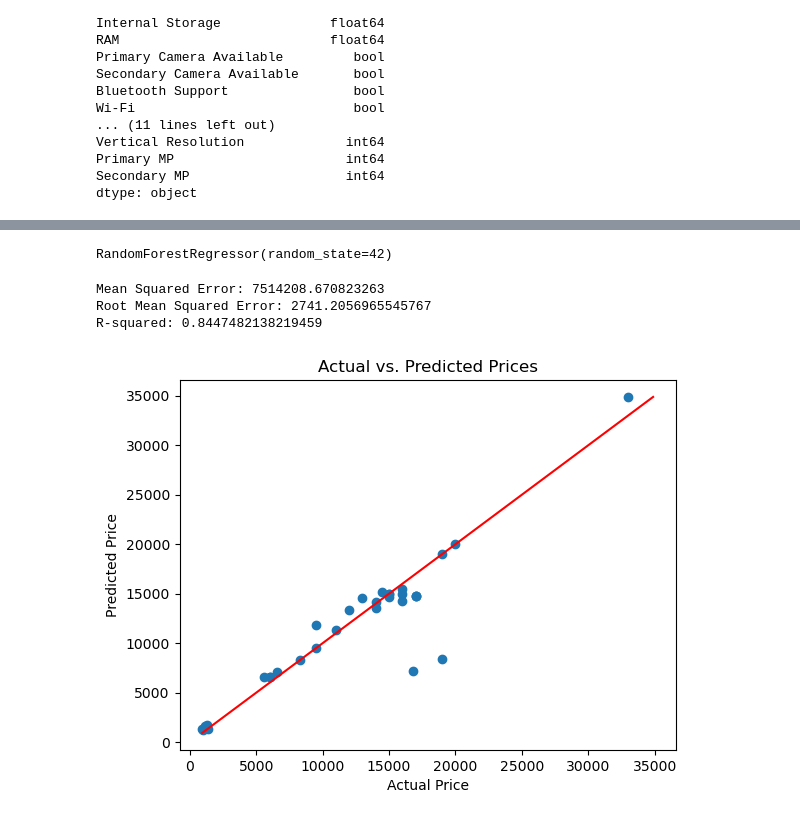
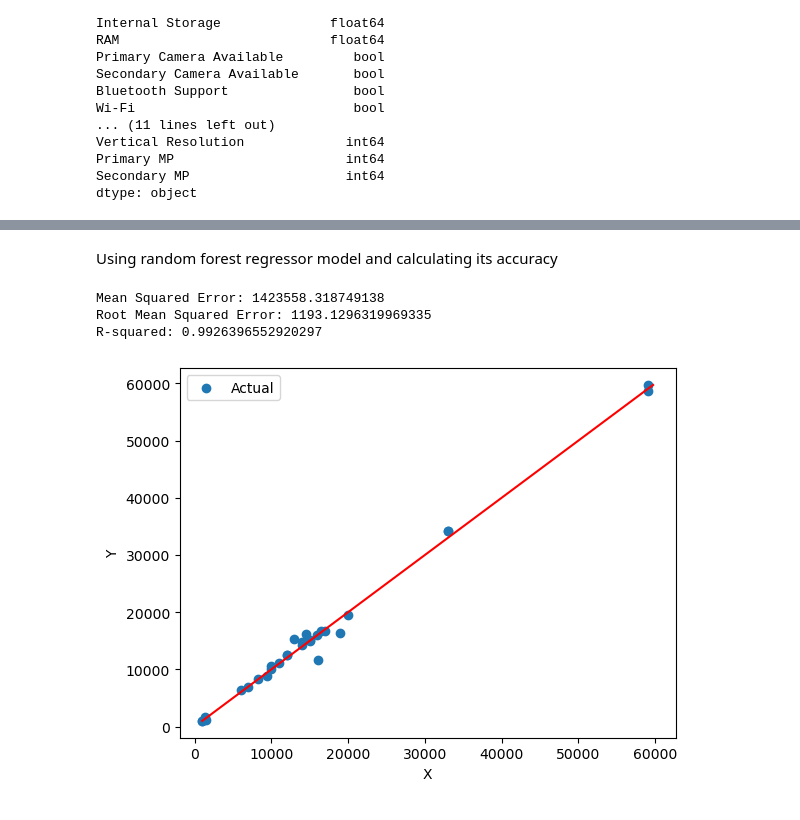
Before and after one commit to toasttsunami/gdsc-r1, a Jupyter notebook: Untitled2.ipynb, the cells around one changed output, grey strips where cells are left out. Drawn from its saved outputs; the diff is of its cells as text; code cells hidden in the pictures.

```diff
--- a/Untitled2.ipynb
+++ b/Untitled2.ipynb
@@ -538,2 +513,2 @@ df.loc[df['Domestic Warranty'].isna(), 'Domestic Warranty'] = 0
 # %%
-df_final = df
+df_final = df.copy()
@@ -540,8 +526,8 @@ df_final = df
 # %%
-df_final.drop(['Name', 'Color', 'Model Name'], axis = 1, inplace =  True)
+df_labels = df_final[['Company', 'Model Name']]
+df_final.drop(['Name', 'Color', 'Model Name', 'Company'], axis = 1, inplace =  True)
 # %%
-df_final.reset_index(drop = True, inplace =True)
-df
+df_final
 # %% [output]
 |  | Price | SIM Type | Touchscreen | Display Size | Processor Core | Primary Clock Speed | Internal Storage | ... |
 | 0 | 9799 | 2 | True | 16.76 | 8 | 2048.000 | 65536.0 | ... |
@@ -606,7 +624,18 @@ R-squared: 0.501529000767999
 # %%
-scaler = MinMaxScaler()
+scaler = StandardScaler()
+
 X_train_scaled = scaler.fit_transform(X_train)
 X_test_scaled = scaler.transform(X_test)
 
-X_train_scaled = pd.DataFrame(scaler.transform(X_train), columns=X_train.columns)
-X_test_scaled = pd.DataFrame(scaler.transform(X_test), columns=X_test.columns)
+model.fit(X_train_scaled, y_train)
+y_pred = model.predict(X_test_scaled)
+
+# Calculate evaluation metrics
+mse = mean_squared_error(y_test, y_pred)
+rmse = mean_squared_error(y_test, y_pred, squared=False)
+r2 = r2_score(y_test, y_pred)
+
+# Print the evaluation metrics
+print("Mean Squared Error:", mse)
+print("Root Mean Squared Error:", rmse)
+print("R-squared:", r2)
@@ -629,3 +659,5 @@ R-squared: 0.5015290007519436
+# %% [markdown]
+Using random forest regressor model and calculating its accuracy
 # %%
 scaler = StandardScaler()
 X_train_scaled = scaler.fit_transform(X_train)
@@ -633,34 +665,30 @@ X_test_scaled = scaler.transform(X_test)
 
 model = RandomForestRegressor(n_estimators=100, random_state=42)
 model.fit(X_train_scaled, y_train)
+
+y_pred = model.predict(X_test_scaled)
+
+mse = mean_squared_error(y_test, y_pred)
+rmse = mean_squared_error(y_test, y_pred, squared=False)
+r2 = r2_score(y_test, y_pred)
+
+print("Mean Squared Error:", mse)
+print("Root Mean Squared Error:", rmse)
+print("R-squared:", r2)
 # %% [output]
-RandomForestRegressor(random_state=42)
+Mean Squared Error: 1423558.318749138
+Root Mean Squared Error: 1193.1296319969335
+R-squared: 0.9926396552920297
-# %%
-y_pred = model.predict(X_test_scaled)
-
-mse = mean_squared_error(y_test, y_pred)
-rmse = mean_squared_error(y_test, y_pred, squared=False)
-r2 = r2_score(y_test, y_pred)
-
-print("Mean Squared Error:", mse)
-print("Root Mean Squared Error:", rmse)
-print("R-squared:", r2)
-# %% [output]
-Mean Squared Error: 7514208.670823263
-Root Mean Squared Error: 2741.2056965545767
-R-squared: 0.8447482138219459
 # %%
-plt.scatter(y_test, y_pred)
-plt.xlabel('Actual Price')
-plt.ylabel('Predicted Price')
-plt.title('Actual vs. Predicted Prices')
-
-# Plotting the perfect prediction line
+plt.scatter(y_test, y_pred, label='Actual')
 min_value = min(min(y_test), min(y_pred))
 max_value = max(max(y_test), max(y_pred))
+
 plt.plot([min_value, max_value], [min_value, max_value], color='red')
 
-# Show the plot
+plt.xlabel('X')
+plt.ylabel('Y')
+plt.legend()
 plt.show()
 # %% [output]
-[figure, old version]
+[figure, new version]
```
Also changed, not shown: parts of 103 cells of this notebook.
